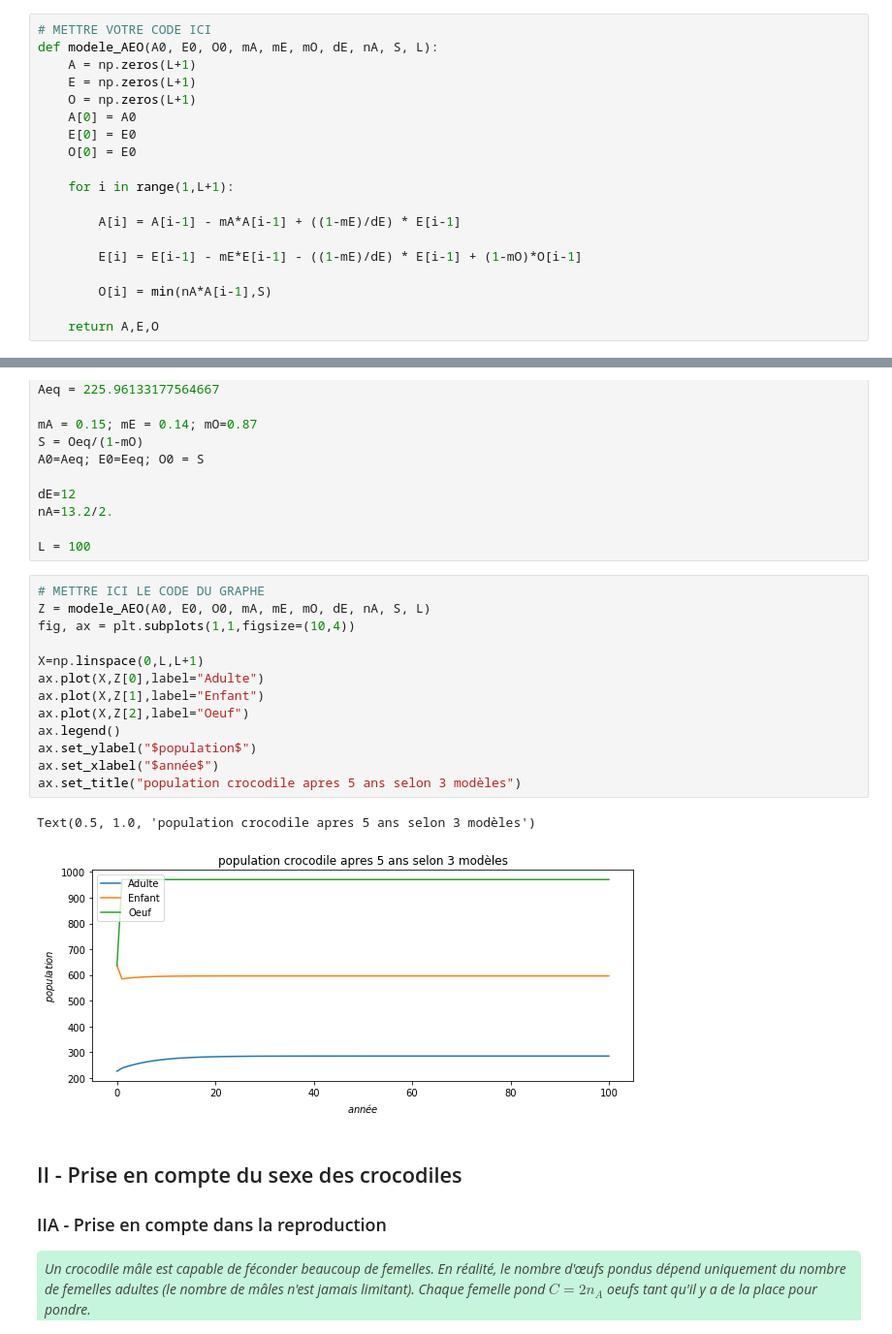
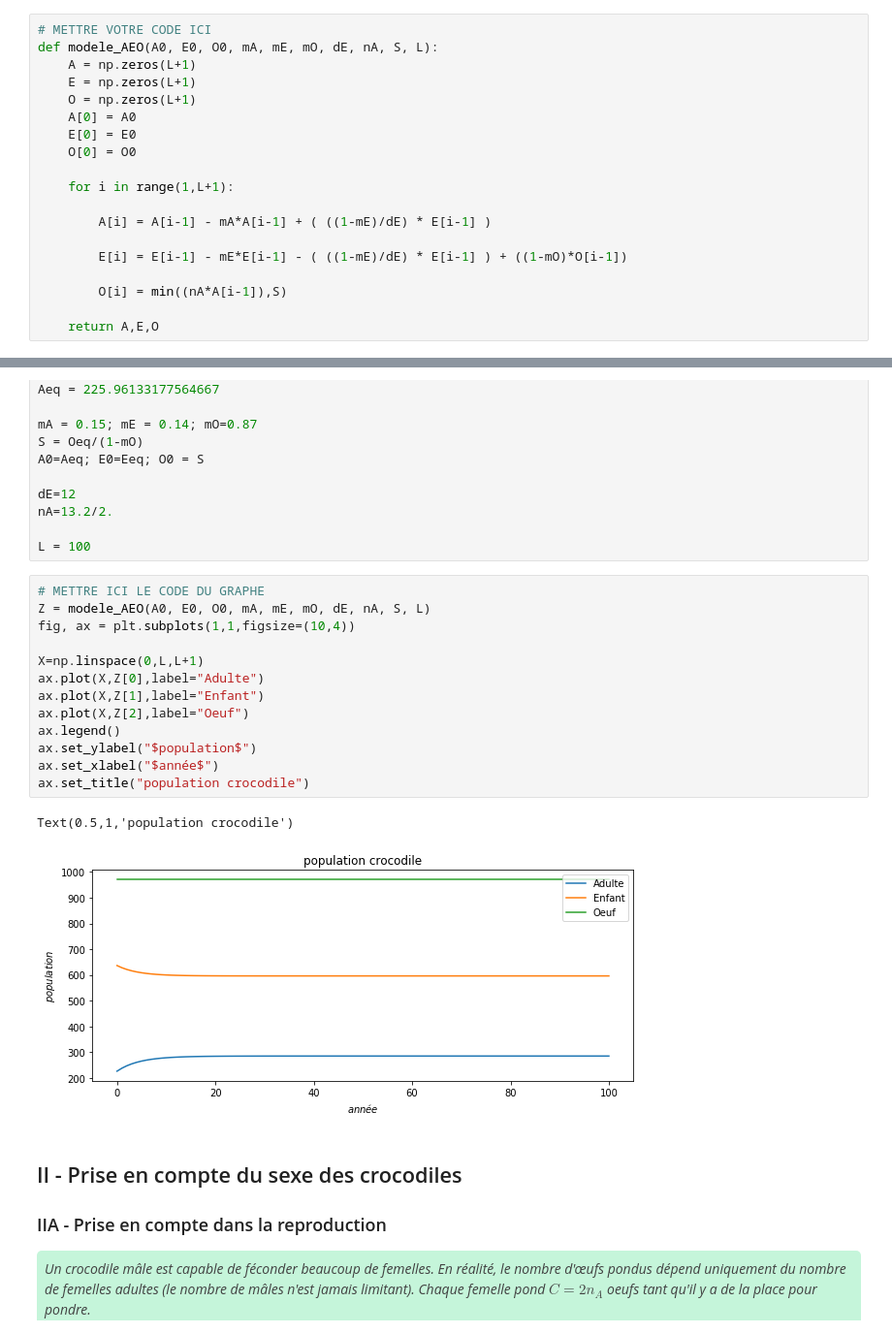
Before and after one commit to MyNameIsVeryOriginal/Python, a Jupyter notebook: exam_2018_19.ipynb, the cells around one changed output, grey strips where cells are left out. Shown at 97% size. Cells and saved outputs as stored; diff of their text form.

```diff
--- a/exam_2018_19.ipynb
+++ b/exam_2018_19.ipynb
@@ -177,15 +164,15 @@ def modele_AEO(A0, E0, O0, mA, mE, mO, dE, nA, S, L):
     O = np.zeros(L+1)
     A[0] = A0
     E[0] = E0
-    O[0] = E0
+    O[0] = O0
 
     for i in range(1,L+1):
 
-        A[i] = A[i-1] - mA*A[i-1] + ((1-mE)/dE) * E[i-1]
+        A[i] = A[i-1] - mA*A[i-1] + ( ((1-mE)/dE) * E[i-1] )
 
-        E[i] = E[i-1] - mE*E[i-1] - ((1-mE)/dE) * E[i-1] + (1-mO)*O[i-1]
+        E[i] = E[i-1] - mE*E[i-1] - ( ((1-mE)/dE) * E[i-1] ) + ((1-mO)*O[i-1])
 
-        O[i] = min(nA*A[i-1],S)
+        O[i] = min((nA*A[i-1]),S)
 
     return A,E,O
 # %% [markdown]
@@ -208,19 +195,19 @@ L = 100
 # %%
 # METTRE ICI LE CODE DU GRAPHE
 Z = modele_AEO(A0, E0, O0, mA, mE, mO, dE, nA, S, L)
 fig, ax = plt.subplots(1,1,figsize=(10,4))
 
 X=np.linspace(0,L,L+1)
 ax.plot(X,Z[0],label="Adulte")
 ax.plot(X,Z[1],label="Enfant")
 ax.plot(X,Z[2],label="Oeuf")
 ax.legend()
 ax.set_ylabel("$population$")
 ax.set_xlabel("$année$")
-ax.set_title("population crocodile apres 5 ans selon 3 modèles")
+ax.set_title("population crocodile")
 # %% [output]
-Text(0.5, 1.0, 'population crocodile apres 5 ans selon 3 modèles')
+Text(0.5,1,'population crocodile')
-[figure, old version]
+[figure, new version]
 # %% [markdown]
 <a id="sexe"></a>
 ## II - Prise en compte du sexe des crocodiles
```
Also changed, not shown: parts of 11 cells of this notebook.
